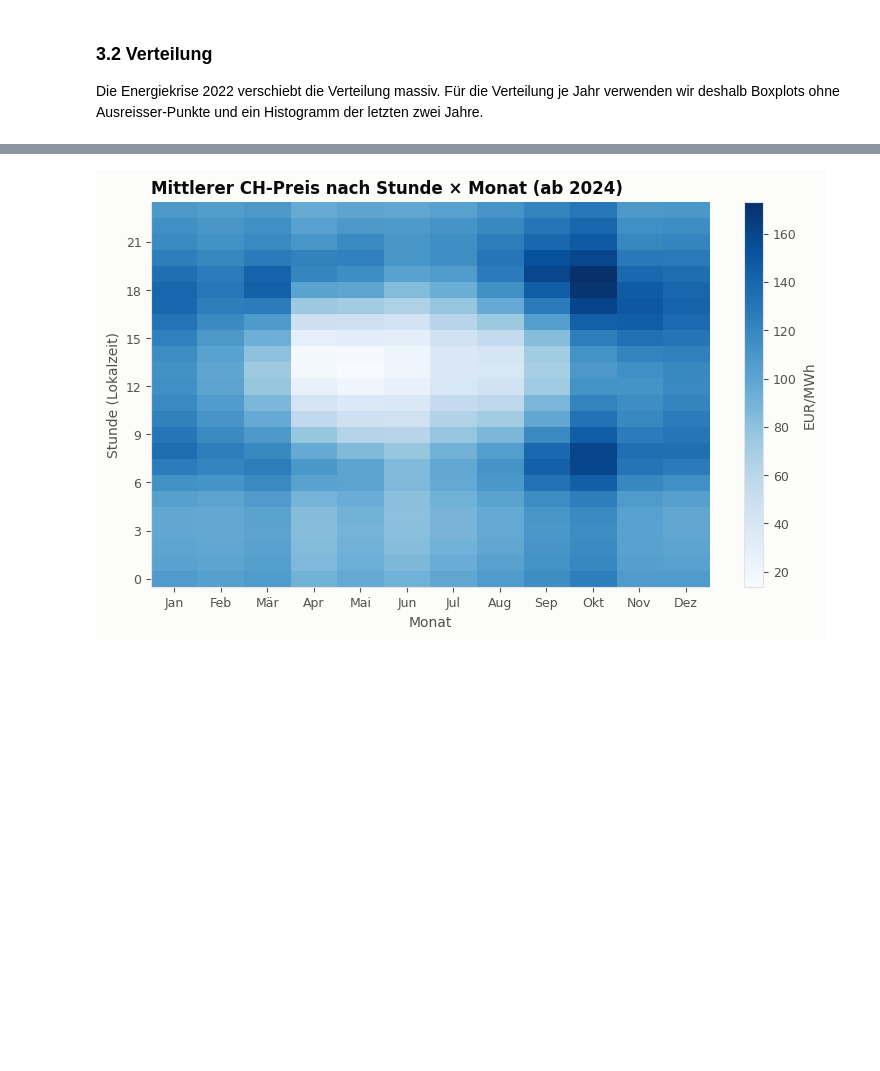
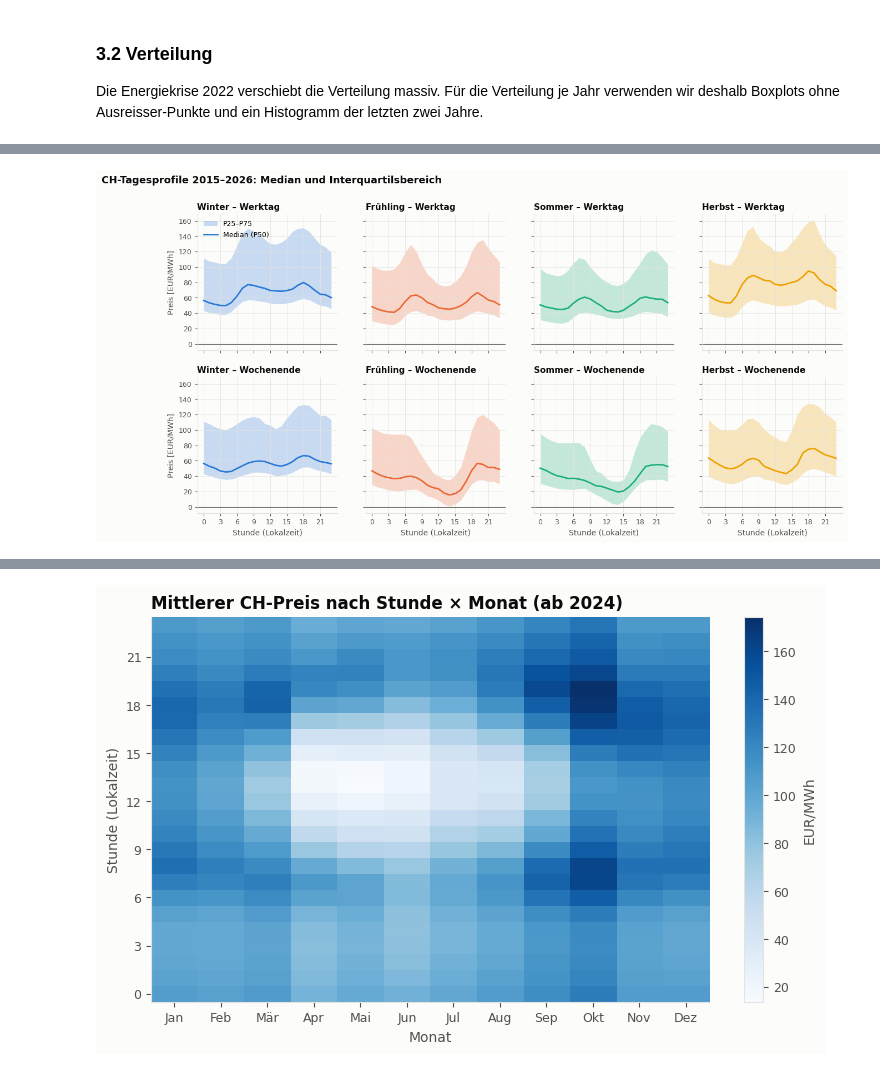
Before and after one commit to aaron04648/AI-EMS, a Jupyter notebook: notebooks/01_data_understanding.ipynb, the cells around one changed output, grey strips where cells are left out. Saved outputs shown, nothing was run; the diff lists cells and outputs as text; code cells hidden in the pictures; blank space fills up the shorter version.

Commit message:
Tagesprofile mit Perzentilen ab 2015, zusätzlich ohne 2022-2023

```diff
--- a/notebooks/01_data_understanding.ipynb
+++ b/notebooks/01_data_understanding.ipynb
@@ -424,14 +421,0 @@ Schiefe letzte 24 Monate: -0.51, Kurtosis: 5.82
-# %%
-recent_h = price_h[price_h.index >= pd.Timestamp("2024-01-01", tz="UTC")]
-fig, axes = plt.subplots(1, 2, figsize=(12, 4), sharey=True)
-for ax, weekend, title in zip(axes, (False, True), ("Werktag", "Wochenende")):
-    sub = recent_h[recent_h["weekend"] == weekend]
-    for i, season in enumerate(["Winter", "Frühling", "Sommer", "Herbst"]):
-        prof = sub[sub["season"] == season].groupby("hour")["price"].mean()
-        ax.plot(prof.index, prof, color=COLORS[i], label=season)
-    ax.set_title(f"Tagesprofil ab 2024 – {title}")
-    ax.set_xlabel("Stunde (Lokalzeit)")
-    ax.set_xticks(range(0, 24, 3))
-axes[0].set_ylabel("Mittlerer Preis [EUR/MWh]")
-axes[1].legend(loc="lower left")
-save(fig, "03_tagesprofile.png")
@@ -439,0 +428,38 @@ save(fig, "03_tagesprofile.png")
+# %%
+recent_h = price_h[price_h.index >= pd.Timestamp("2024-01-01", tz="UTC")]
+SEASON_ORDER = ["Winter", "Frühling", "Sommer", "Herbst"]
+
+
+def profile_quantiles(df: pd.DataFrame) -> pd.DataFrame:
+    # P25/P50/P75 je Tagtyp, Saison und Stunde
+    q = df.groupby(["weekend", "season", "hour"])["price"].quantile([0.25, 0.5, 0.75]).unstack()
+    q.columns = ["P25", "P50", "P75"]
+    return q
+
+
+def plot_profiles(df: pd.DataFrame, title: str, name: str) -> pd.DataFrame:
+    q = profile_quantiles(df)
+    fig, axes = plt.subplots(2, 4, figsize=(15, 7), sharex=True, sharey=True)
+    for r, (weekend, day) in enumerate(((False, "Werktag"), (True, "Wochenende"))):
+        for c, season in enumerate(SEASON_ORDER):
+            ax, p = axes[r, c], q.loc[(weekend, season)]
+            ax.fill_between(p.index, p["P25"], p["P75"], color=COLORS[c], alpha=0.25, linewidth=0,
+                            label="P25–P75")
+            ax.plot(p.index, p["P50"], color=COLORS[c], linewidth=2, label="Median (P50)")
+            ax.axhline(0, color=INK_2, linewidth=0.8)
+            ax.set_title(f"{season} – {day}", fontsize=11)
+            ax.set_xticks(range(0, 24, 3))
+            if r == 1:
+                ax.set_xlabel("Stunde (Lokalzeit)")
+        axes[r, 0].set_ylabel("Preis [EUR/MWh]")
+    axes[0, 0].legend(loc="upper left")
+    fig.suptitle(title, x=0.01, ha="left", fontsize=13, fontweight="bold", color=INK)
+    save(fig, name)
+    return q
+
+
+years_all = f"{price_h['year'].min()}–{price_h['year'].max()}"
+q_all = plot_profiles(price_h, f"CH-Tagesprofile {years_all}: Median und Interquartilsbereich",
+                      "03_tagesprofile_perzentile.png")
+# %% [output]
+[figure, added]
```
Also changed, not shown: parts of 13 cells of this notebook, 15 other files.
